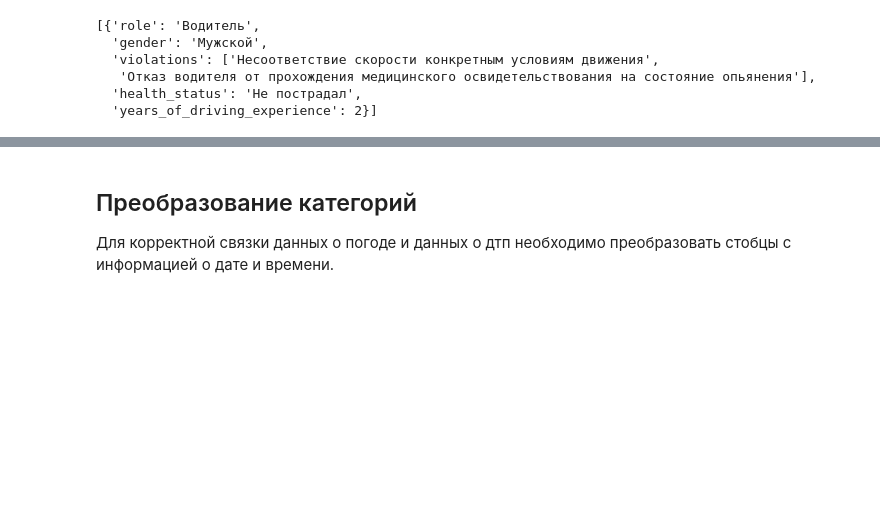
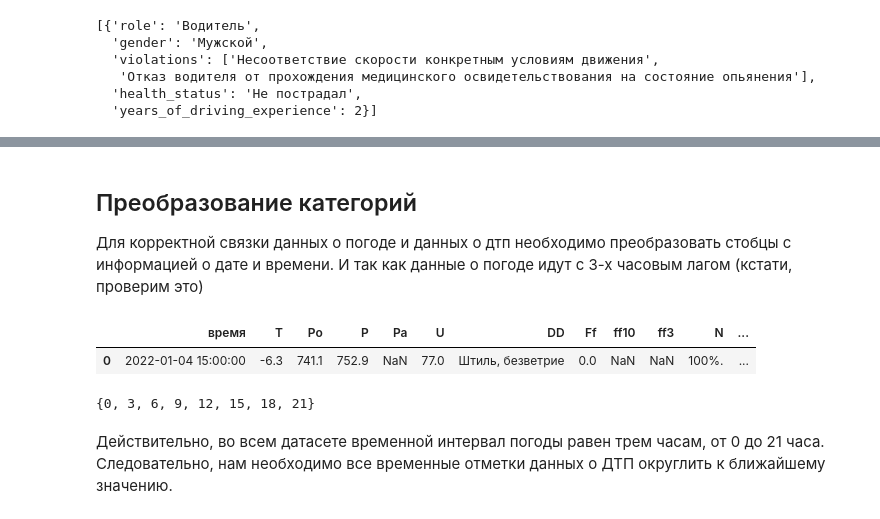
Before and after one commit to astigo/Analysis_car_accident_and_weather_in_Moscow_2015-2021, a Jupyter notebook: Weather-Accident.ipynb, the cells around one changed output, grey strips where cells are left out. Drawn from its saved outputs; the diff is of its cells as text; code cells hidden in the pictures; blank space fills up the shorter version.

```diff
--- a/Weather-Accident.ipynb
+++ b/Weather-Accident.ipynb
@@ -127,3 +127,5 @@ memory usage: 11.5+ MB
+# %%
+data.drop(axis='columns', labels={'type', 'geometry.type', 'properties.point.lat','properties.point.long'}, inplace=True)
 # %%
 dtp_vehicles = pd.json_normalize(data.loc[:,'properties.vehicles'])
 dtp_vehicles['properties.id'] = data.loc[:,'properties.id']
@@ -152,7 +154,17 @@ dtp_part.head()
 | 4 | {'role': 'Водитель', 'gender': No... | None | None | None | None | None | None | None | None | None | None | ... |
 # %% [markdown]
 ## Преобразование категорий
-Для корректной связки данных о погоде и данных о дтп необходимо преобразовать стобцы с информацией о дате и времени.
+Для корректной связки данных о погоде и данных о дтп необходимо преобразовать стобцы с информацией о дате и времени. И так как данные о погоде идут с 3-х часовым лагом (кстати, проверим это)
 # %%
 data['properties.datetime'] = pd.to_datetime(arg=data['properties.datetime'], format='%Y-%m-%d %H:%M:%S') #2021-05-21 00:35:00
-weather
+weather['время'] = pd.to_datetime(weather['время'], format='%d.%m.%Y %H:%M')
+weather.head(1)
+# %% [output]
+|  | время | T | Po | P | Pa | U | DD | Ff | ff10 | ff3 | N | ... |
+| 0 | 2022-01-04 15:00:00 | -6.3 | 741.1 | 752.9 | NaN | 77.0 | Штиль, безветрие | 0.0 | NaN | NaN | 100%. | ... |
+# %%
+set(weather['время'].dt.hour)
+# %% [output]
+{0, 3, 6, 9, 12, 15, 18, 21}
+# %% [markdown]
+Действительно, во всем датасете временной интервал погоды равен трем часам, от 0 до 21 часа. Следовательно, нам необходимо все временные отметки данных о ДТП округлить к ближайшему значению.
```
Also changed, not shown: parts of 5 cells of this notebook.
